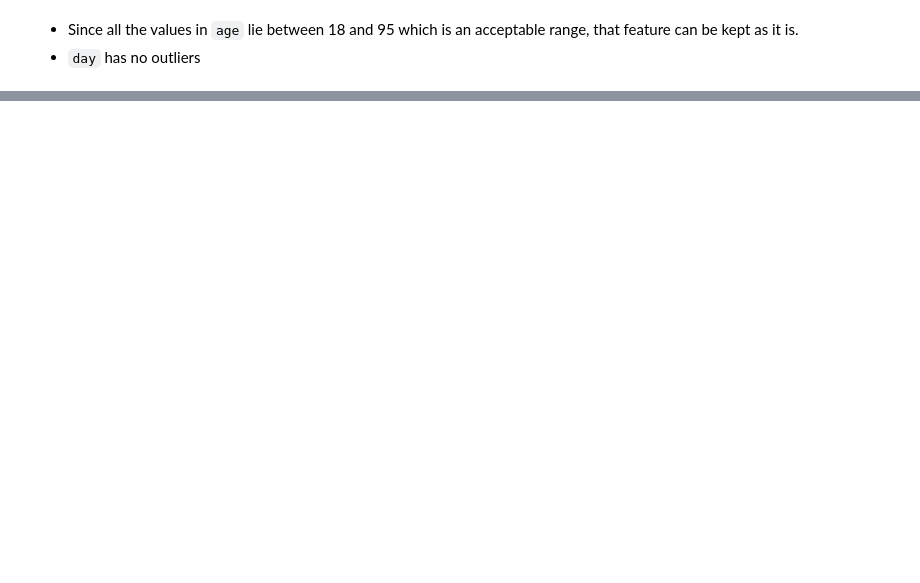
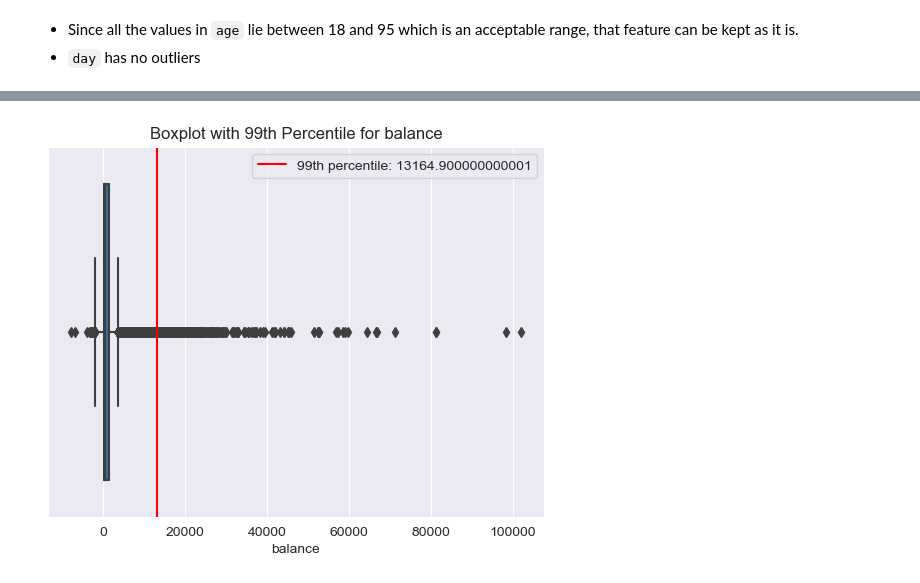
Before and after one commit to senuli-w/CM2604, a Jupyter notebook: 2330973.ipynb, the cells around one changed output, grey strips where cells are left out. Saved outputs shown, nothing was run; the diff lists cells and outputs as text; code cells hidden in the pictures; blank space fills up the shorter version.

Commit message:
outliers in balance

```diff
--- a/2330973.ipynb
+++ b/2330973.ipynb
@@ -607,0 +639,22 @@ Index(['age', 'balance', 'day', 'duration', 'campaign', 'pdays', 'previous',
+# %%
+column_name = 'balance'
+
+# Calculate the 90th percentile
+percentile_99 = np.percentile(df[column_name].dropna(), 99)
+
+# Create the boxplot
+plt.figure()
+sns.boxplot(x=df1[column_name])
+
+# Add a line for the 90th percentile
+plt.axvline(percentile_99, color='red', label=f'99th percentile: {percentile_99}')
+
+# Add labels and title
+plt.title(f'Boxplot with 99th Percentile for {column_name}')
+plt.xlabel(column_name)
+plt.legend()
+
+# Show the plot
+plt.show()
+# %% [output]
+[figure, added]
```
Also changed, not shown: parts of 6 cells of this notebook, 1 other file.
